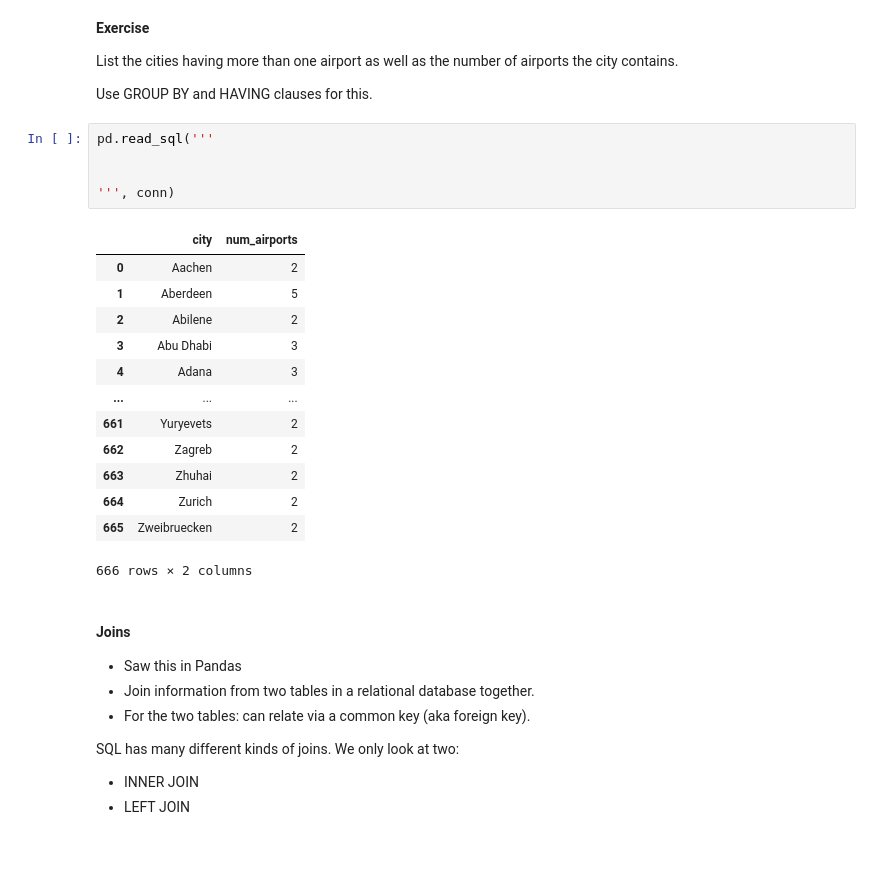
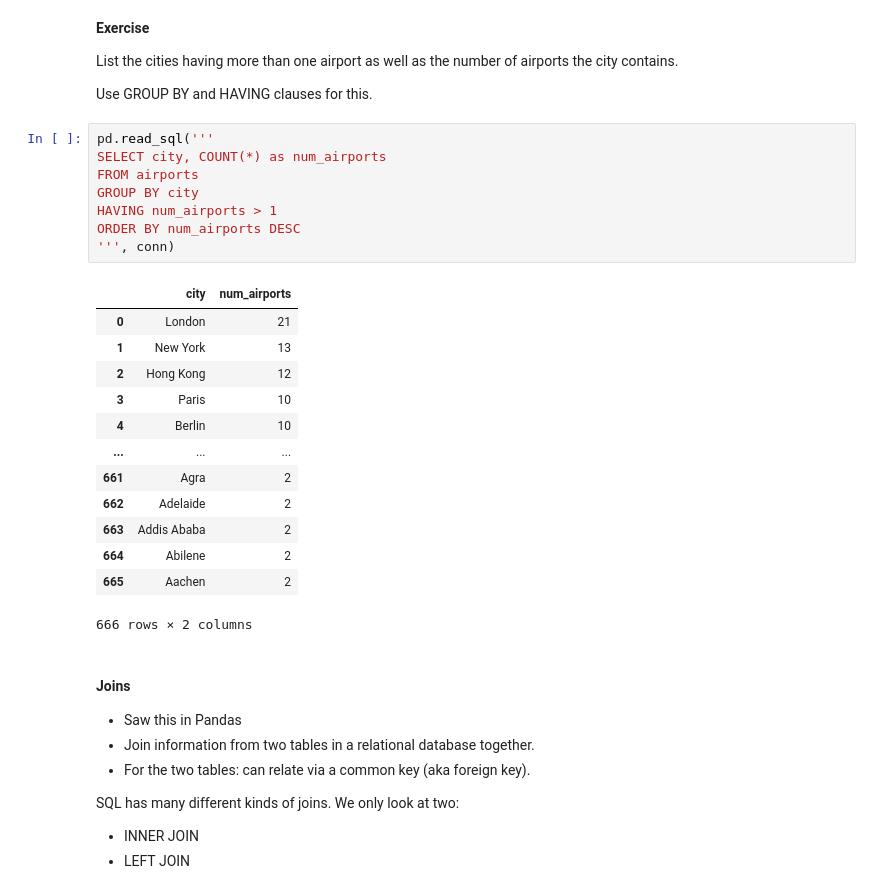
Before and after one commit to williambguo/NYC_DS_082624, a Jupyter notebook: Phase2_SQL/Ph1_T6_2SQLGroupbyJoins.ipynb, the cells around one changed output. Cells and saved outputs as stored; diff of their text form; blank space fills up the shorter version.

```diff
--- a/Phase2_SQL/Ph1_T6_2SQLGroupbyJoins.ipynb
+++ b/Phase2_SQL/Ph1_T6_2SQLGroupbyJoins.ipynb
@@ -310,22 +324,25 @@ List the cities having more than one airport as well as the number of airports t
 Use GROUP BY and HAVING clauses for this.
 # %%
 pd.read_sql('''
-
-
+SELECT city, COUNT(*) as num_airports
+FROM airports
+GROUP BY city
+HAVING num_airports > 1
+ORDER BY num_airports DESC
 ''', conn)
 # %% [output]
 |  | city | num_airports |
-| 0 | Aachen | 2 |
-| 1 | Aberdeen | 5 |
-| 2 | Abilene | 2 |
-| 3 | Abu Dhabi | 3 |
-| 4 | Adana | 3 |
+| 0 | London | 21 |
+| 1 | New York | 13 |
+| 2 | Hong Kong | 12 |
+| 3 | Paris | 10 |
+| 4 | Berlin | 10 |
 | ... | ... | ... |
-| 661 | Yuryevets | 2 |
-| 662 | Zagreb | 2 |
-| 663 | Zhuhai | 2 |
-| 664 | Zurich | 2 |
-| 665 | Zweibruecken | 2 |
+| 661 | Agra | 2 |
+| 662 | Adelaide | 2 |
+| 663 | Addis Ababa | 2 |
+| 664 | Abilene | 2 |
+| 665 | Aachen | 2 |
 666 rows × 2 columns
 # %% [markdown]
 #### Joins
```
Also changed, not shown: parts of 9 cells of this notebook, 1 other file.
